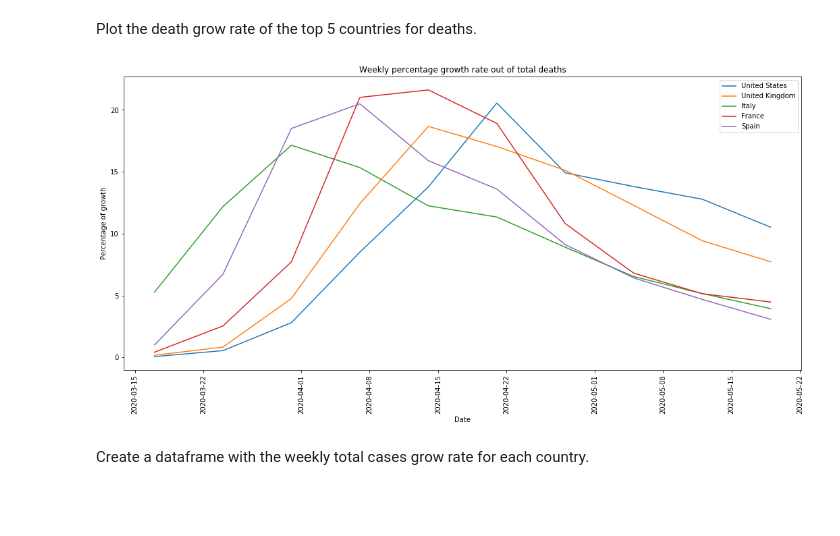
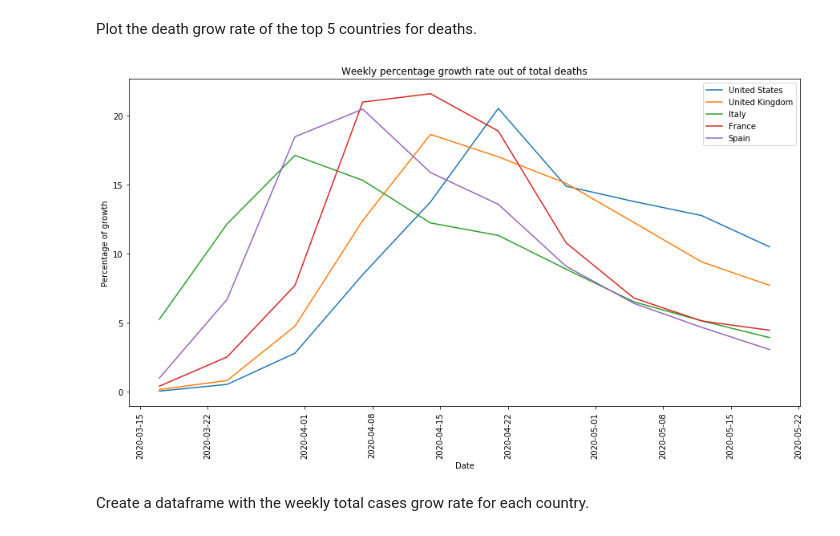
Before and after one commit to Mattia81/DataScienceForBusiness, a Jupyter notebook: COVID19_analysis/COVID19_analysis.ipynb, the cells around one changed output. Saved outputs shown, nothing was run; the diff lists cells and outputs as text; code cells hidden in the pictures; blank space fills up the shorter version.

```diff
--- a/COVID19_analysis/COVID19_analysis.ipynb
+++ b/COVID19_analysis/COVID19_analysis.ipynb
@@ -114,7 +114,7 @@ The dataset contains for each country the number of inhabitants. This dataset is
 # %%
 #load population dataset keeping only the necessary columns
 #(countries and number of inhabitants) renaiming them
-df_population = pd.read_csv("../COVID19_analysis/dataset/population_by_country_2020.csv")
+df_population = pd.read_csv("./COVID19_analysis/dataset/population_by_country_2020.csv")
 df_population = df_population[['Country (or dependency)','Population (2020)']]
 df_population.drop_duplicates(inplace = True)
 df_population.rename(columns={"Country (or dependency)": "Country",
@@ -142,7 +142,7 @@ It contains the following columns:
 </ul>
 # %%
 #load lockdown dataset
-df_lockdown = pd.read_csv("../COVID19_analysis/dataset/countryLockdowndates.csv")
+df_lockdown = pd.read_csv("./COVID19_analysis/dataset/countryLockdowndates.csv")
 
 #rename column relative to country
 df_lockdown.rename(columns={"Country/Region": "Country","Date":"Beginning Date"}, inplace = True)
@@ -175,7 +175,7 @@ https://www.kaggle.com/fernandol/countries-of-the-world#countries%20of%20the%20w
 # %%
 #load dataset
 pd.set_option('mode.chained_assignment', None)
-df_population_density_ = pd.read_csv("../COVID19_analysis/dataset/population_density.csv")
+df_population_density_ = pd.read_csv("./COVID19_analysis/dataset/population_density.csv")
 df_population_density = df_population_density_[['Country','Pop. Density (per sq. mi.)']]
 df_population_density.rename(columns = {'Pop. Density (per sq. mi.)': 'Population density'}, inplace = True)
 #trim country value because original dataset has a space at the end
@@ -646,21 +635,23 @@ Plot the death grow rate of the top 5 countries for deaths.
 # %%
 #get the list of the top 5 countries
 top_5_death_countries_list = top_10_total_deaths['Country'].to_list()[0:5]
 #select the growth rate only of the countries list
 some_countries_deaths_growth = death_growth_rate[top_5_death_countries_list]
 
 some_countries_deaths_growth=some_countries_deaths_growth[some_countries_deaths_growth>0]
 some_countries_deaths_growth=some_countries_deaths_growth.dropna()
+plt.figure(figsize=(15,7.5))
 for country in top_5_death_countries_list:
     plt.plot(some_countries_deaths_growth[country], label = country)
 plt.legend()
 plt.xticks(rotation = 90)
+
 plt.title("Weekly percentage growth rate out of total deaths")
 plt.xlabel("Date")
 plt.ylabel("Percentage of growth")
 plt.show()
 # %% [output]
-[figure, old version]
+[figure, new version]
 # %% [markdown]
 Create a dataframe with the weekly total cases grow rate for each country.
 # %%
```
Also changed, not shown: parts of 55 cells of this notebook, 1 other file.
